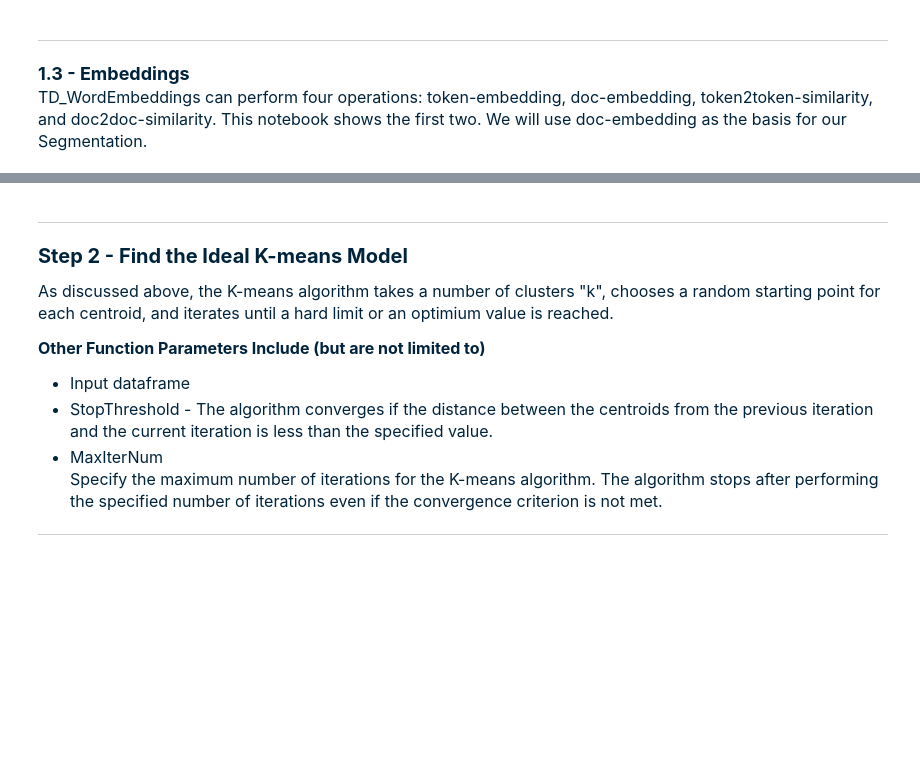
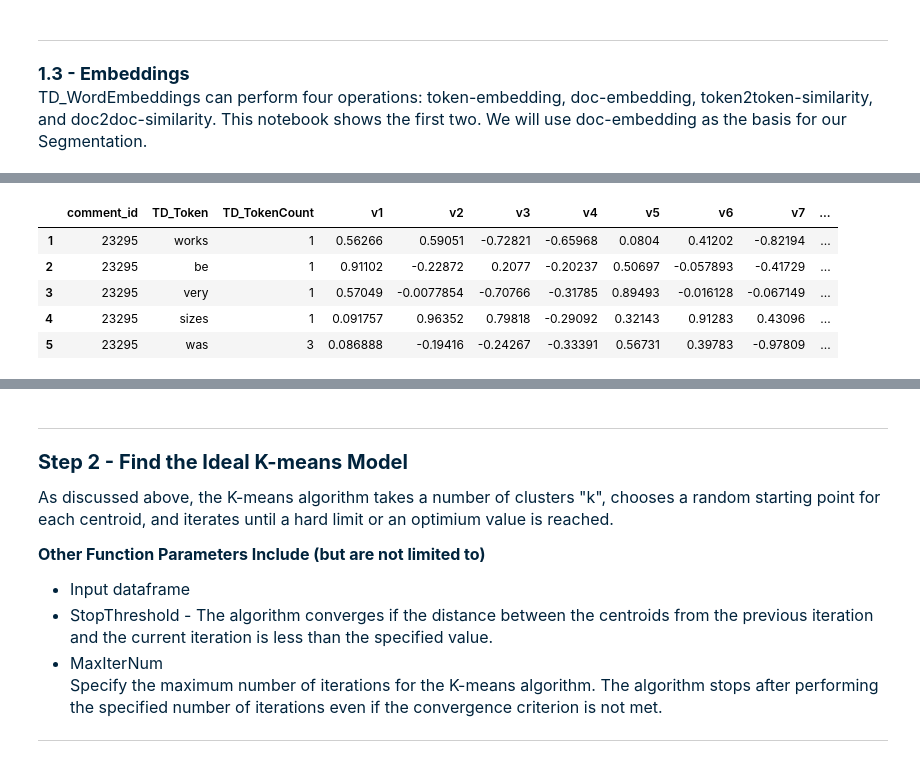
Before and after one commit to Teradata/lake-demos, a Jupyter notebook: UseCases/Vector-Embeddings-Segmentation/Segmentation_With_Vector_Embedding-SQL.ipynb, the cells around one changed output, grey strips where cells are left out. Cells and saved outputs as stored; diff of their text form; code cells hidden in the pictures; blank space fills up the shorter version.

```diff
--- a/UseCases/Vector-Embeddings-Segmentation/Segmentation_With_Vector_Embedding-SQL.ipynb
+++ b/UseCases/Vector-Embeddings-Segmentation/Segmentation_With_Vector_Embedding-SQL.ipynb
@@ -147,0 +82,19 @@ tdf_embeddings.sample(2)
+# %%
+SELECT TOP 5 * FROM TD_WordEmbeddings (
+    ON (SELECT TOP 1 * FROM demo_ofs.web_comment) AS InputTable
+    ON demo_ofs.glove_6B_50d AS ModelTable DIMENSION
+USING
+    IDColumn('comment_id')
+    ModelVectorColumns('[1:50]')
+    PrimaryColumn('comment_text')
+    Operation('token-embedding')
+    ModelTextColumn('doc_id')
+)AS dt
+ORDER BY comment_id ASC;
+# %% [output]
+|  | comment_id | TD_Token | TD_TokenCount | v1 | v2 | v3 | v4 | v5 | v6 | v7 | ... |
+| 1 | 23295 | works | 1 | 0.56266 | 0.59051 | -0.72821 | -0.65968 | 0.0804 | 0.41202 | -0.82194 | ... |
+| 2 | 23295 | be | 1 | 0.91102 | -0.22872 | 0.2077 | -0.20237 | 0.50697 | -0.057893 | -0.41729 | ... |
+| 3 | 23295 | very | 1 | 0.57049 | -0.0077854 | -0.70766 | -0.31785 | 0.89493 | -0.016128 | -0.067149 | ... |
+| 4 | 23295 | sizes | 1 | 0.091757 | 0.96352 | 0.79818 | -0.29092 | 0.32143 | 0.91283 | 0.43096 | ... |
+| 5 | 23295 | was | 3 | 0.086888 | -0.19416 | -0.24267 | -0.33391 | 0.56731 | 0.39783 | -0.97809 | ... |
```
Also changed, not shown: parts of 19 cells of this notebook, 1 other file.
